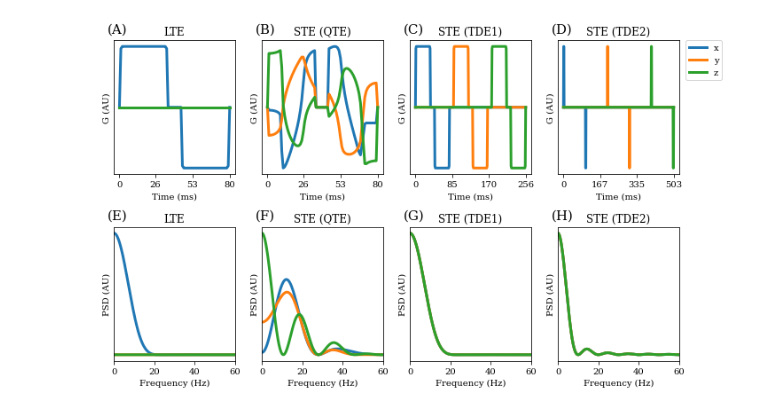
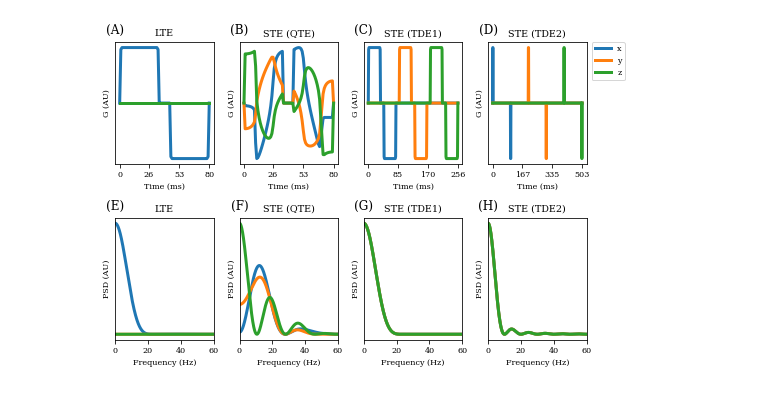
Before and after one commit to kerkelae/ufa-model-comparison, a Jupyter notebook: analysis.ipynb, the cells around one changed output. Cells and saved outputs as stored; diff of their text form; code cells hidden in the pictures.

```diff
--- a/analysis.ipynb
+++ b/analysis.ipynb
@@ -22,3 +21,13 @@ os.system('python qti.py')
+# %%
+# Define plotting parameters
+
+plt.rcParams['font.family'] = 'serif'
+plt.rcParams.update({'font.size': 8})
+label_font_size = 12
+one_column = 3.54
+one_half_column = 5.51
+two_column = 7.48
+dpi = 500
 # %%
 # Create the gradient waveform figure
 
@@ -43,7 +52,7 @@ tde_1 = np.zeros((lte.shape[0] * 3 + n_zeros * 2, 3))
 tde_1[0:78, 0] = lte[:, 0]
 tde_1[78 + n_zeros:78 + n_zeros + 78, 1] = lte[:, 0]
 tde_1[78 + n_zeros + 78 + n_zeros::, 2] = lte[:, 0]
-tde_1_T = T * tde_1.shape[0] / lte.shape[0]
+tde_1_T = 256e-3
 tde_1_t = np.linspace(0, tde_1_T * 1e3, tde_1.shape[0])
 
 tde_2 = np.zeros((504, 3))
@@ -56,7 +65,7 @@ tde_2[501:503, 2] = -1
 tde_2_T = 503e-3
 tde_2_t = np.linspace(0, tde_2_T * 1e3, tde_2.shape[0])
 
-fig, ax = plt.subplots(2, 4, figsize=(10, 6))
+fig, ax = plt.subplots(2, 4, figsize=(two_column, 5))
 for i in range(3):
     ax[0, 0].plot(t, lte[:, i], lw=3)
     ax[0, 1].plot(t, ste[:, i], lw=3)
@@ -64,36 +73,36 @@ for i in range(3):
     ax[0, 3].plot(tde_2_t, tde_2[:, i], lw=3)
     ps, freqs = calc_power(lte[:, i], T)
     ax[1, 0].plot(freqs, ps, lw=3)
     ps, freqs = calc_power(ste[:, i], T)
     ax[1, 1].plot(freqs, ps, lw=3)
     ps, freqs = calc_power(tde_1[:, 1], tde_1_T)
     ax[1, 2].plot(freqs, ps, lw=3)
     ps, freqs = calc_power(tde_2[:, 1], tde_2_T)
     ax[1, 3].plot(freqs, ps, lw=3)
 titles = ['LTE', 'STE (QTE)', 'STE (TDE1)', 'STE (TDE2)']
 labels = ['(A)', '(B)', '(C)', '(D)', '(E)', '(F)', '(G)', '(H)']
 for i in range(4):
     for j in range(2):
         ax[j, i].set_title(titles[i])
         k = j * 4 + i
-        ax[j, i].text(-0.05, 1.04, labels[k], verticalalignment='bottom',
-                   horizontalalignment='left', fontsize=15, color='black',
-                   fontdict={'family' : 'serif'}, transform=ax[j, i].transAxes)
+        ax[j, i].text(-0.0, 1.04, labels[k], verticalalignment='bottom',
+                      horizontalalignment='center', fontsize=label_font_size,
+                      color='black', transform=ax[j, i].transAxes)
         ax[j, i].set_yticks([])
     ax[0, i].set_xlabel('Time (ms)')
     ax[0, i].set_ylabel('G (AU)')
     ax[1, i].set_xlabel('Frequency (Hz)')
     ax[1, i].set_ylabel('PSD (AU)')
     ax[1, i].set_xlim([0, 60])
     ax[1, i].set_xticks(np.linspace(0, 60, 4).astype(int))
 ax[0, 3].legend(['x', 'y', 'z'], bbox_to_anchor=(1.05, 1),
              loc='upper left', borderaxespad=0.)
 ax[0, 0].set_xticks(np.linspace(0, T * 1e3, 4).astype(int))
 ax[0, 1].set_xticks(np.linspace(0, T * 1e3, 4).astype(int))
 ax[0, 2].set_xticks(np.linspace(0, tde_1_T * 1e3, 4).astype(int))
 ax[0, 3].set_xticks(np.linspace(0, tde_2_T * 1e3, 4).astype(int))
-plt.tight_layout()
+fig.tight_layout()
 plt.show()
-fig.savefig('../LaTeX/Figures/waveforms.pdf')
+fig.savefig('../LaTeX/Figures/waveforms.pdf', dpi=dpi)
 # %% [output]
-[figure, old version]
+[figure, new version]
```
Also changed, not shown: parts of 12 cells of this notebook, 1 other file.
